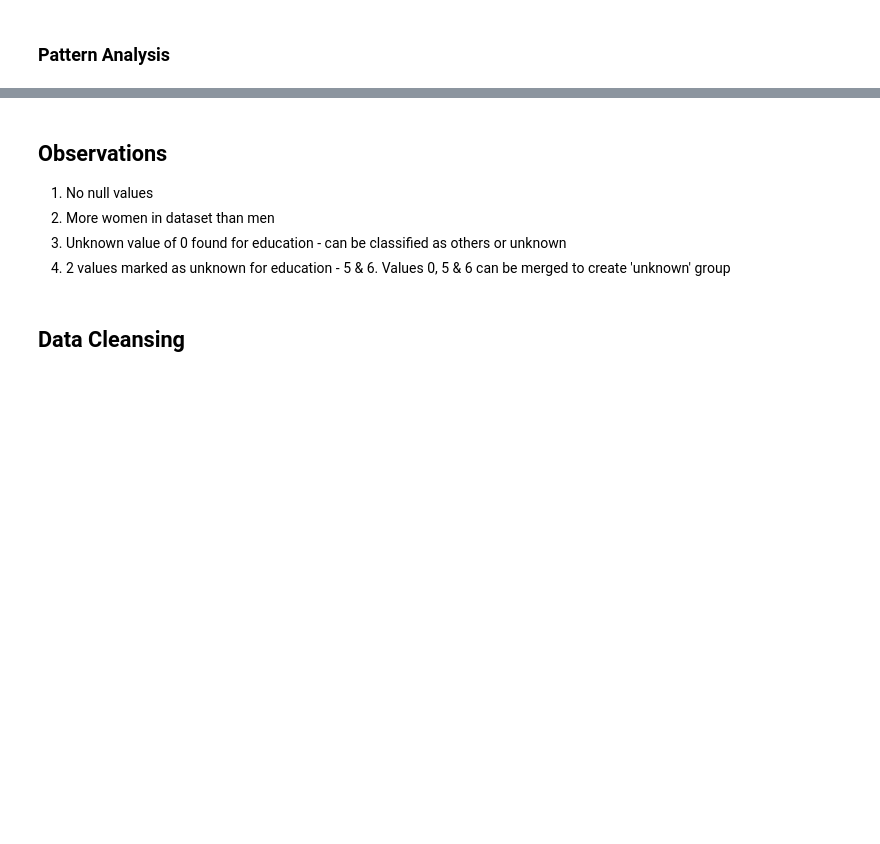
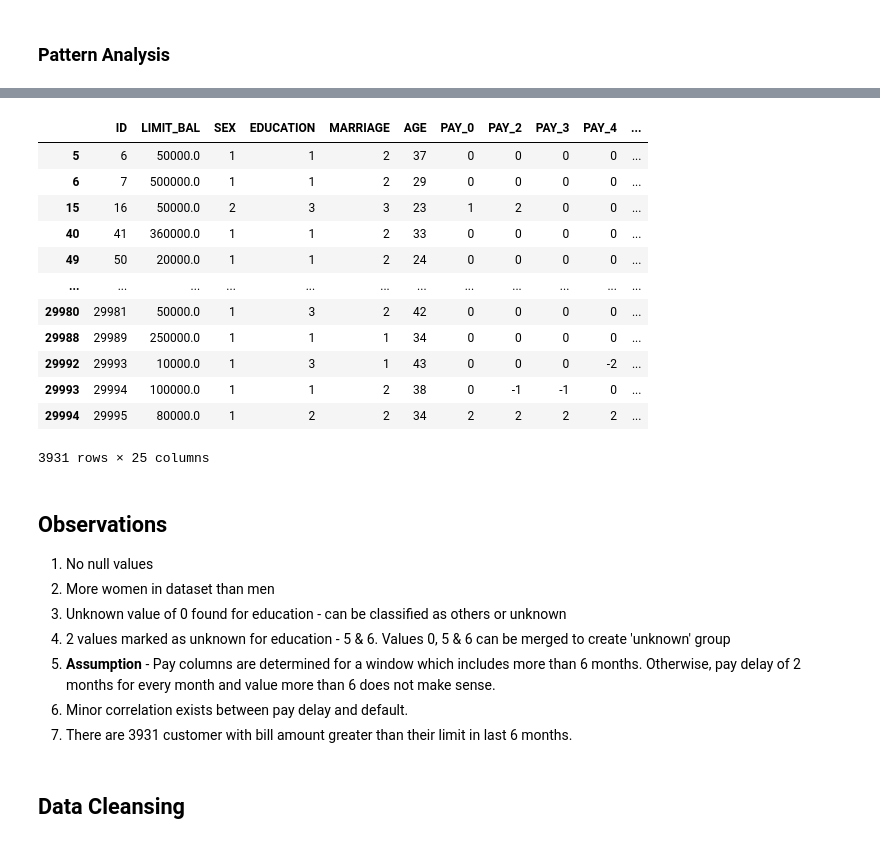
Before and after one commit to sivanvad/cml-primer, a Jupyter notebook: notebooks/Baseline_Model.ipynb, the cells around one changed output, grey strips where cells are left out. Saved outputs shown, nothing was run; the diff lists cells and outputs as text; code cells hidden in the pictures; blank space fills up the shorter version.

```diff
--- a/notebooks/Baseline_Model.ipynb
+++ b/notebooks/Baseline_Model.ipynb
@@ -234,9 +280,29 @@ pd_df[['PAY_AMT1', 'BILL_AMT1', 'PAY_AMT2', 'BILL_AMT2', 'PAY_AMT3', 'BILL_AMT3'
+# %%
+pd_df[(pd_df['BILL_AMT1'] > pd_df['LIMIT_BAL']) | (pd_df['BILL_AMT2'] > pd_df['LIMIT_BAL']) | (pd_df['BILL_AMT2'] > pd_df['LIMIT_BAL']) | (pd_df['BILL_AMT3'] > pd_df['LIMIT_BAL']) | \
+      (pd_df['BILL_AMT4'] > pd_df['LIMIT_BAL']) | (pd_df['BILL_AMT5'] > pd_df['LIMIT_BAL']) | (pd_df['BILL_AMT6'] > pd_df['LIMIT_BAL'])]
+# %% [output]
+|  | ID | LIMIT_BAL | SEX | EDUCATION | MARRIAGE | AGE | PAY_0 | PAY_2 | PAY_3 | PAY_4 | ... |
+| 5 | 6 | 50000.0 | 1 | 1 | 2 | 37 | 0 | 0 | 0 | 0 | ... |
+| 6 | 7 | 500000.0 | 1 | 1 | 2 | 29 | 0 | 0 | 0 | 0 | ... |
+| 15 | 16 | 50000.0 | 2 | 3 | 3 | 23 | 1 | 2 | 0 | 0 | ... |
+| 40 | 41 | 360000.0 | 1 | 1 | 2 | 33 | 0 | 0 | 0 | 0 | ... |
+| 49 | 50 | 20000.0 | 1 | 1 | 2 | 24 | 0 | 0 | 0 | 0 | ... |
+| ... | ... | ... | ... | ... | ... | ... | ... | ... | ... | ... | ... |
+| 29980 | 29981 | 50000.0 | 1 | 3 | 2 | 42 | 0 | 0 | 0 | 0 | ... |
+| 29988 | 29989 | 250000.0 | 1 | 1 | 1 | 34 | 0 | 0 | 0 | 0 | ... |
+| 29992 | 29993 | 10000.0 | 1 | 3 | 1 | 43 | 0 | 0 | 0 | -2 | ... |
+| 29993 | 29994 | 100000.0 | 1 | 1 | 2 | 38 | 0 | -1 | -1 | 0 | ... |
+| 29994 | 29995 | 80000.0 | 1 | 2 | 2 | 34 | 2 | 2 | 2 | 2 | ... |
+3931 rows × 25 columns
 # %% [markdown]
 ## Observations
 1. No null values
 2. More women in dataset than men
 3. Unknown value of 0 found for education - can be classified as others or unknown
 4. 2 values marked as unknown for education - 5 & 6. Values 0, 5 & 6 can be merged to create 'unknown' group
+5. **Assumption** - Pay columns are determined for a window which includes more than 6 months. Otherwise, pay delay of 2 months for every month and value more than 6 does not make sense.
+6. Minor correlation exists between pay delay and default.
+7. There are 3931 customer with bill amount greater than their limit in last 6 months.
 # %% [markdown]
 ## Data Cleansing
 # %% [markdown]
```
Also changed, not shown: parts of 13 cells of this notebook, 3 other files.
